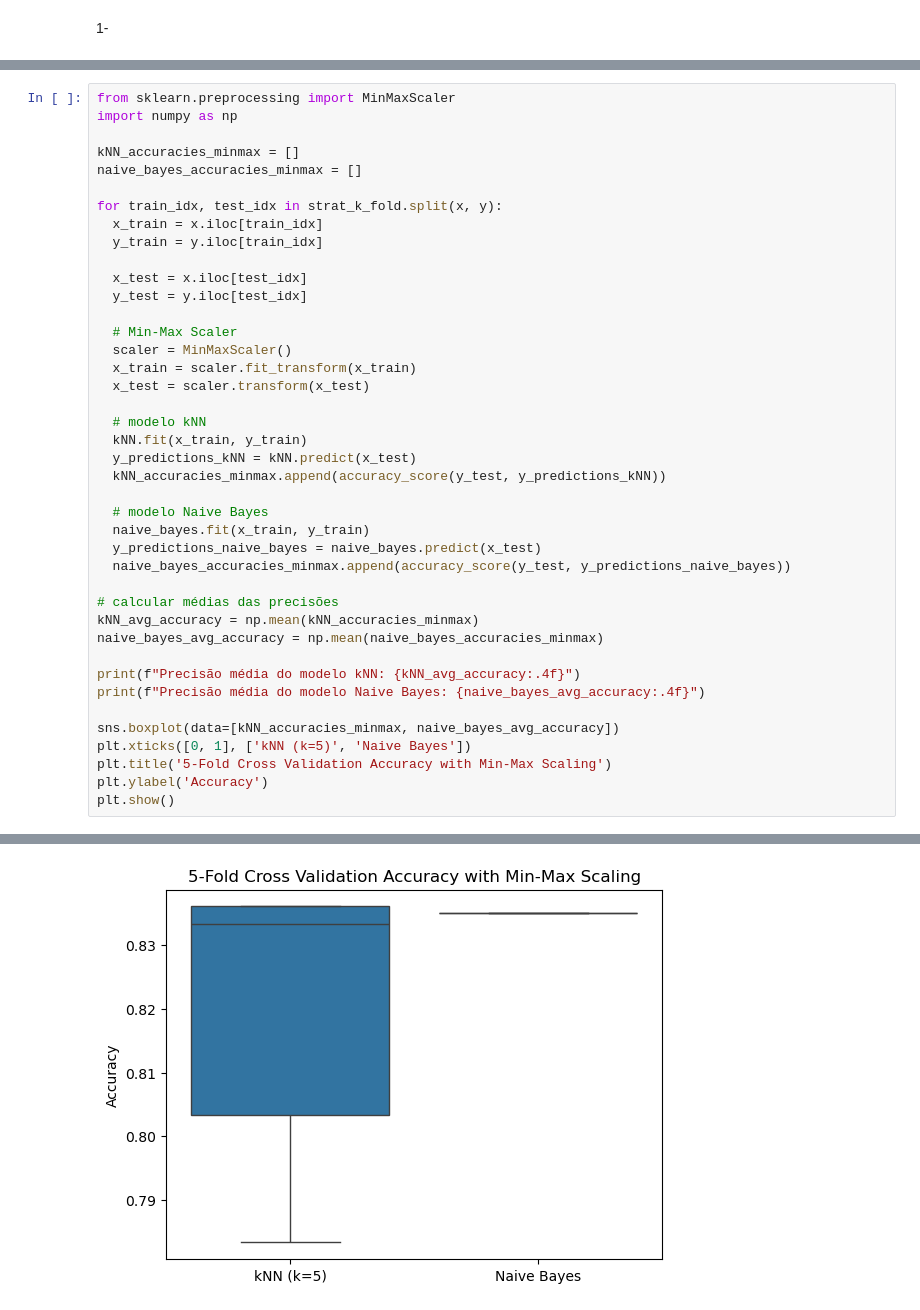
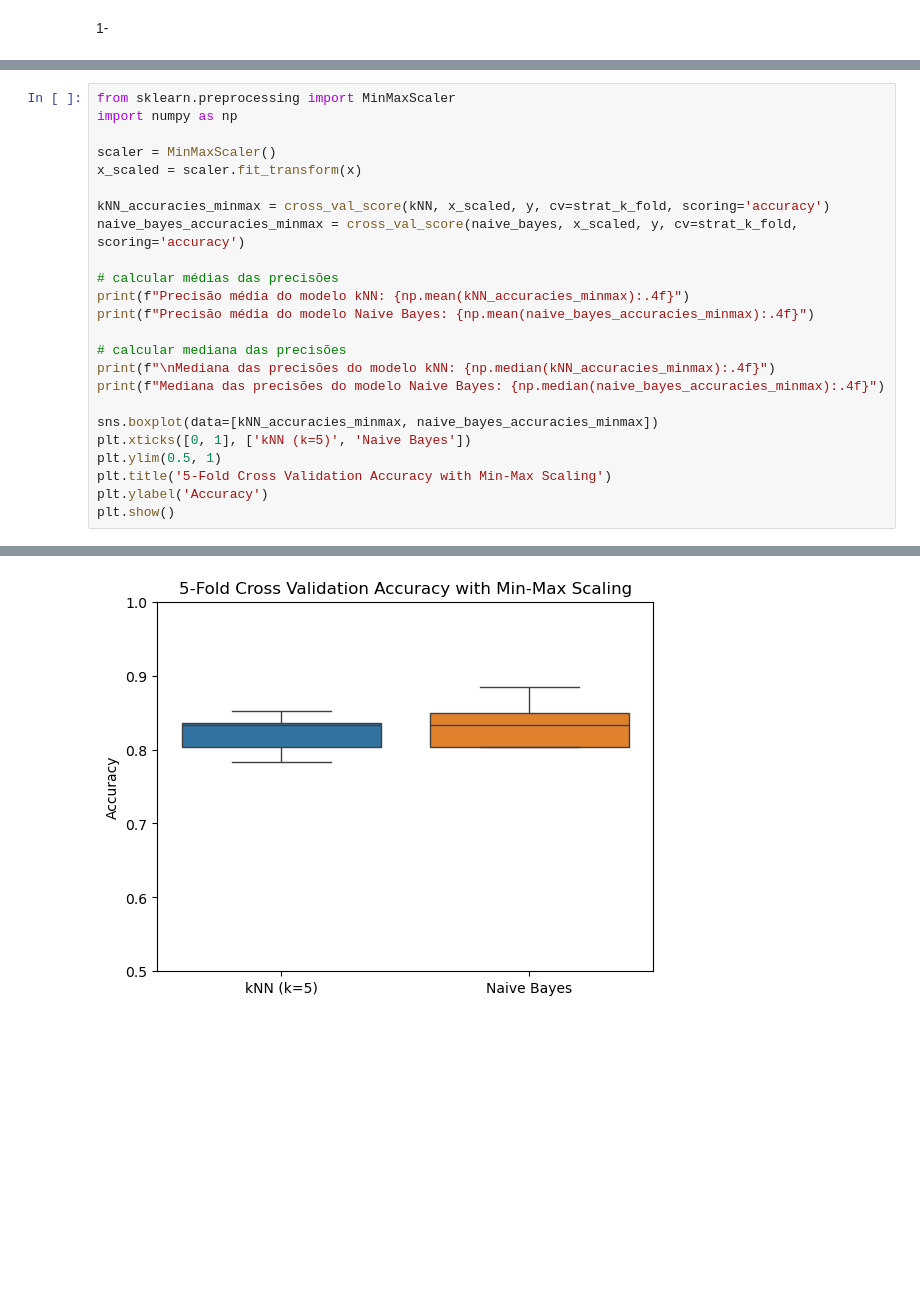
Before and after one commit to tiago-gsantos/ist-apren-proj2, a Jupyter notebook: programming.ipynb, the cells around one changed output, grey strips where cells are left out. Drawn from its saved outputs; the diff is of its cells as text; blank space fills up the shorter version.

```diff
--- a/programming.ipynb
+++ b/programming.ipynb
@@ -74,40 +67,23 @@ Explicação: Embora o Naive Bayes não dependa da escala das variáveis da mesm
 from sklearn.preprocessing import MinMaxScaler
 import numpy as np
 
-kNN_accuracies_minmax = []
-naive_bayes_accuracies_minmax = []
+scaler = MinMaxScaler()
+x_scaled = scaler.fit_transform(x)
 
-for train_idx, test_idx in strat_k_fold.split(x, y):
-  x_train = x.iloc[train_idx]
-  y_train = y.iloc[train_idx]
-
-  x_test = x.iloc[test_idx]
-  y_test = y.iloc[test_idx]
-
-  # Min-Max Scaler
-  scaler = MinMaxScaler()
-  x_train = scaler.fit_transform(x_train)
-  x_test = scaler.transform(x_test)
-
-  # modelo kNN
-  kNN.fit(x_train, y_train)
-  y_predictions_kNN = kNN.predict(x_test)
-  kNN_accuracies_minmax.append(accuracy_score(y_test, y_predictions_kNN))
-
-  # modelo Naive Bayes
-  naive_bayes.fit(x_train, y_train)
-  y_predictions_naive_bayes = naive_bayes.predict(x_test)
-  naive_bayes_accuracies_minmax.append(accuracy_score(y_test, y_predictions_naive_bayes))
+kNN_accuracies_minmax = cross_val_score(kNN, x_scaled, y, cv=strat_k_fold, scoring='accuracy')
+naive_bayes_accuracies_minmax = cross_val_score(naive_bayes, x_scaled, y, cv=strat_k_fold, scoring='accuracy')
 
 # calcular médias das precisões
-kNN_avg_accuracy = np.mean(kNN_accuracies_minmax)
-naive_bayes_avg_accuracy = np.mean(naive_bayes_accuracies_minmax)
+print(f"Precisão média do modelo kNN: {np.mean(kNN_accuracies_minmax):.4f}")
+print(f"Precisão média do modelo Naive Bayes: {np.mean(naive_bayes_accuracies_minmax):.4f}")
 
-print(f"Precisão média do modelo kNN: {kNN_avg_accuracy:.4f}")
-print(f"Precisão média do modelo Naive Bayes: {naive_bayes_avg_accuracy:.4f}")
+# calcular mediana das precisões
+print(f"\nMediana das precisões do modelo kNN: {np.median(kNN_accuracies_minmax):.4f}")
+print(f"Mediana das precisões do modelo Naive Bayes: {np.median(naive_bayes_accuracies_minmax):.4f}")
 
-sns.boxplot(data=[kNN_accuracies_minmax, naive_bayes_avg_accuracy])
+sns.boxplot(data=[kNN_accuracies_minmax, naive_bayes_accuracies_minmax])
 plt.xticks([0, 1], ['kNN (k=5)', 'Naive Bayes'])
+plt.ylim(0.5, 1)
 plt.title('5-Fold Cross Validation Accuracy with Min-Max Scaling')
 plt.ylabel('Accuracy')
 plt.show()
@@ -117 +96 @@ Precisão média do modelo Naive Bayes: 0.8350
-[figure, old version]
+[figure, new version]
```
Also changed, not shown: parts of 13 cells of this notebook.
